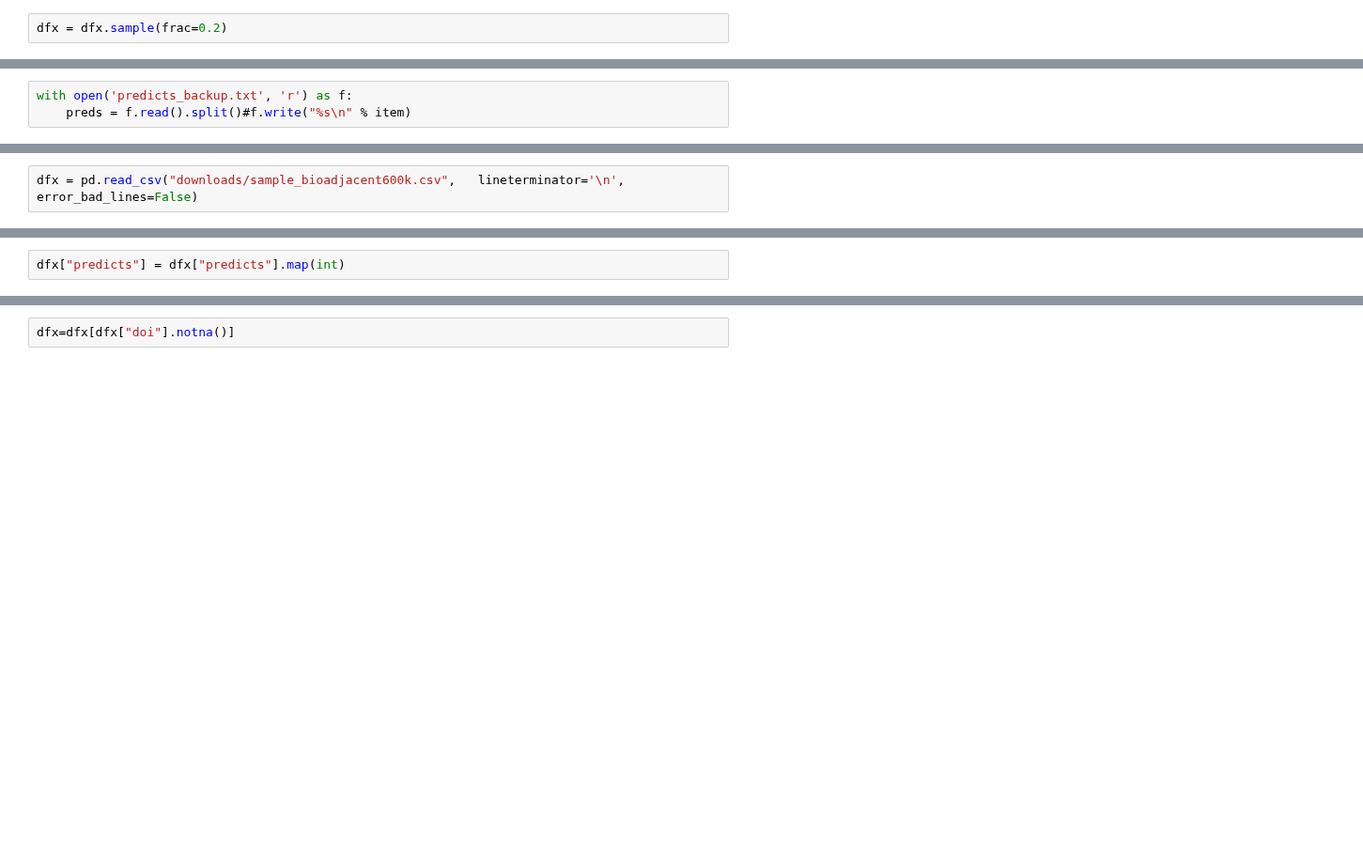
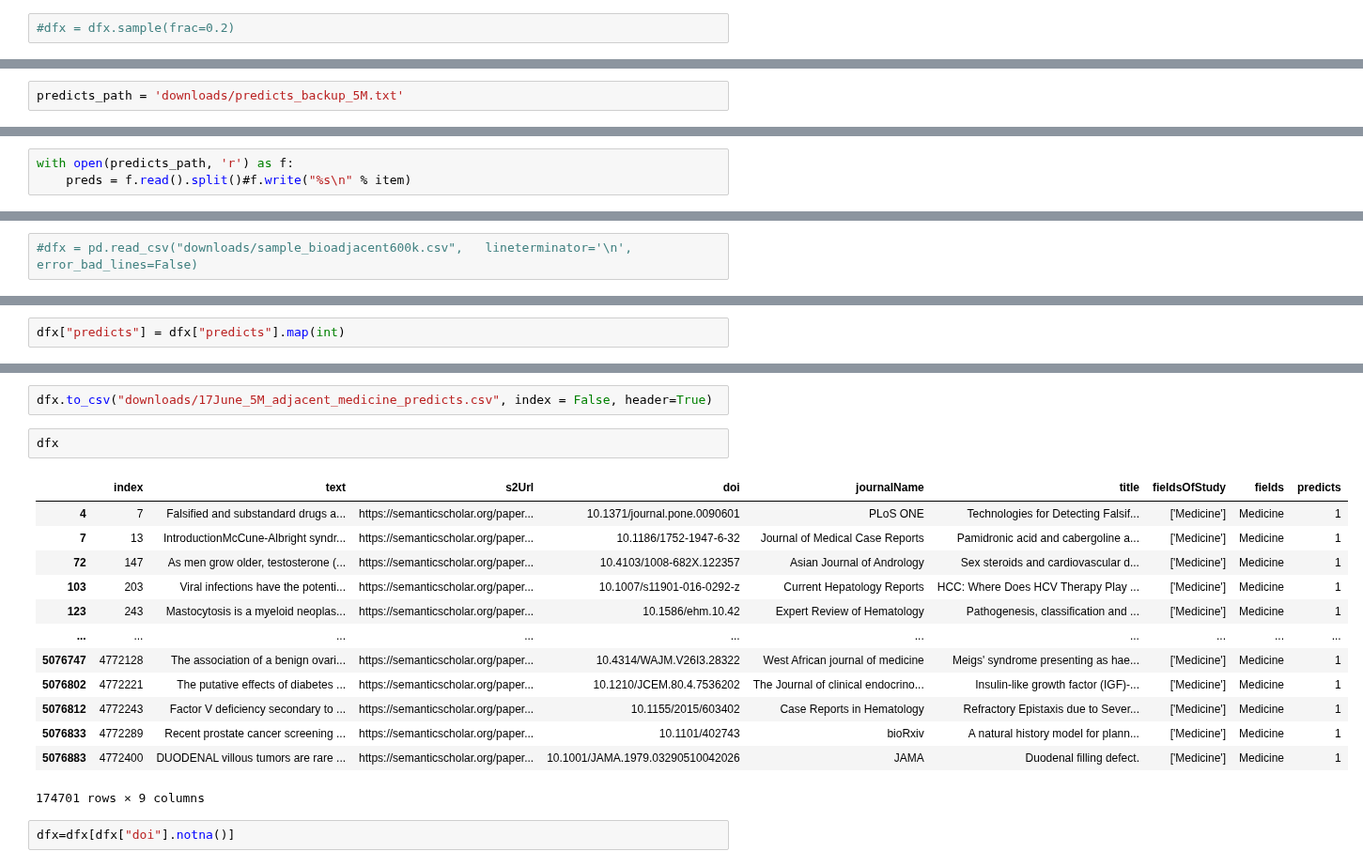
Before and after one commit to ScienceOctopus/octoflow, a Jupyter notebook: 04_sentence_transformers.ipynb, the cells around one changed output, grey strips where cells are left out. Shown at 94% size. Cells and saved outputs as stored; diff of their text form; blank space fills up the shorter version.

```diff
--- a/04_sentence_transformers.ipynb
+++ b/04_sentence_transformers.ipynb
@@ -152,5 +180,5 @@ dfx["text"] = dfx["text"].astype(str)
 # %%
-dfx = dfx.sample(frac=0.2)
+#dfx = dfx.sample(frac=0.2)
 # %%
 len(dfx)
 # %% [output]
@@ -160,3 +188,5 @@ dfx.to_csv("downloads/sample_bioadjacent600k.csv", index = False, header=True)
+# %%
+predicts_path = 'downloads/predicts_backup_5M.txt'
 # %%
 def stepwise(step, df, f):
     l = []
@@ -224,5 +243,5 @@ dfx
 # %%
-with open('predicts_backup.txt', 'r') as f:
+with open(predicts_path, 'r') as f:
     preds = f.read().split()#f.write("%s\n" % item)
 # %%
 len(preds)
@@ -238,5 +252,5 @@ Swap:            0          0          0
 # %%
-dfx = pd.read_csv("downloads/sample_bioadjacent600k.csv",   lineterminator='\n', error_bad_lines=False)
+#dfx = pd.read_csv("downloads/sample_bioadjacent600k.csv",   lineterminator='\n', error_bad_lines=False)
 # %%
 dfx.fields.value_counts(normalize=True), dd.fields.value_counts(normalize=True)
 # %% [output]
@@ -279,3 +289,21 @@ len(dfx)
+# %%
+dfx.to_csv("downloads/17June_5M_adjacent_medicine_predicts.csv", index = False, header=True)
+# %%
+dfx
+# %% [output]
+|  | index | text | s2Url | doi | journalName | title | fieldsOfStudy | fields | predicts |
+| 4 | 7 | Falsified and substandard drugs a... | https://semanticscholar.org/paper... | 10.1371/journal.pone.0090601 | PLoS ONE | Technologies for Detecting Falsif... | ['Medicine'] | Medicine | 1 |
+| 7 | 13 | IntroductionMcCune-Albright syndr... | https://semanticscholar.org/paper... | 10.1186/1752-1947-6-32 | Journal of Medical Case Reports | Pamidronic acid and cabergoline a... | ['Medicine'] | Medicine | 1 |
+| 72 | 147 | As men grow older, testosterone (... | https://semanticscholar.org/paper... | 10.4103/1008-682X.122357 | Asian Journal of Andrology | Sex steroids and cardiovascular d... | ['Medicine'] | Medicine | 1 |
+| 103 | 203 | Viral infections have the potenti... | https://semanticscholar.org/paper... | 10.1007/s11901-016-0292-z | Current Hepatology Reports | HCC: Where Does HCV Therapy Play ... | ['Medicine'] | Medicine | 1 |
+| 123 | 243 | Mastocytosis is a myeloid neoplas... | https://semanticscholar.org/paper... | 10.1586/ehm.10.42 | Expert Review of Hematology | Pathogenesis, classification and ... | ['Medicine'] | Medicine | 1 |
+| ... | ... | ... | ... | ... | ... | ... | ... | ... | ... |
+| 5076747 | 4772128 | The association of a benign ovari... | https://semanticscholar.org/paper... | 10.4314/WAJM.V26I3.28322 | West African journal of medicine | Meigs' syndrome presenting as hae... | ['Medicine'] | Medicine | 1 |
+| 5076802 | 4772221 | The putative effects of diabetes ... | https://semanticscholar.org/paper... | 10.1210/JCEM.80.4.7536202 | The Journal of clinical endocrino... | Insulin-like growth factor (IGF)-... | ['Medicine'] | Medicine | 1 |
+| 5076812 | 4772243 | Factor V deficiency secondary to ... | https://semanticscholar.org/paper... | 10.1155/2015/603402 | Case Reports in Hematology | Refractory Epistaxis due to Sever... | ['Medicine'] | Medicine | 1 |
+| 5076833 | 4772289 | Recent prostate cancer screening ... | https://semanticscholar.org/paper... | 10.1101/402743 | bioRxiv | A natural history model for plann... | ['Medicine'] | Medicine | 1 |
+| 5076883 | 4772400 | DUODENAL villous tumors are rare ... | https://semanticscholar.org/paper... | 10.1001/JAMA.1979.03290510042026 | JAMA | Duodenal filling defect. | ['Medicine'] | Medicine | 1 |
+174701 rows × 9 columns
 # %%
 dfx=dfx[dfx["doi"].notna()]
 # %%
```
Also changed, not shown: parts of 23 cells of this notebook, 1 other file.
